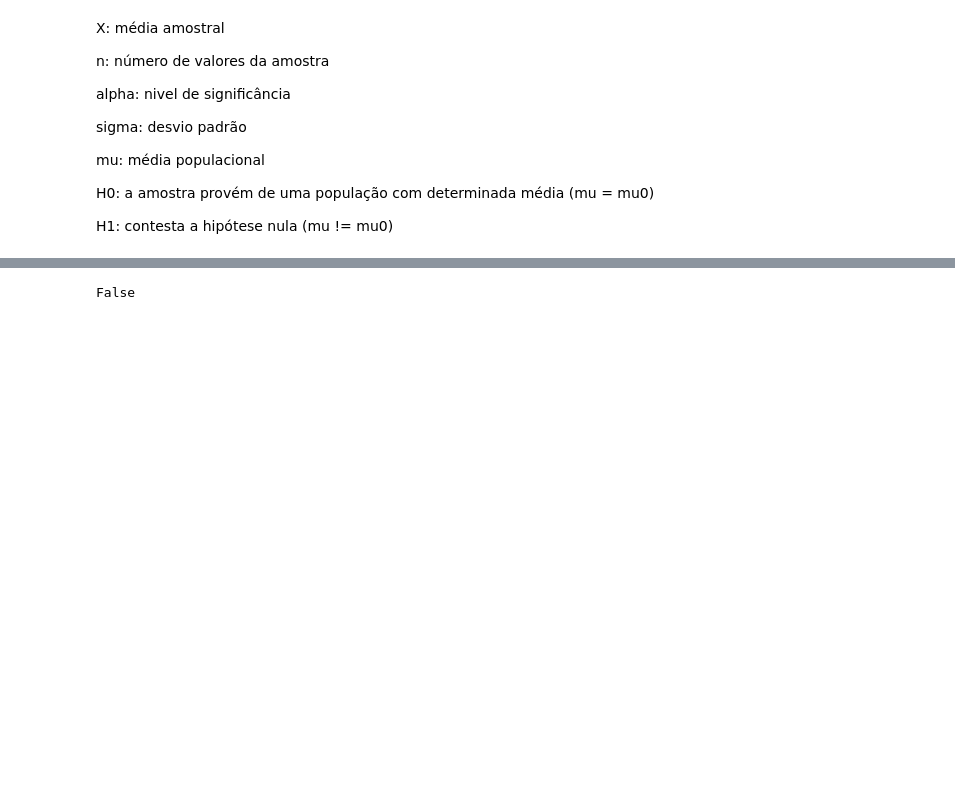
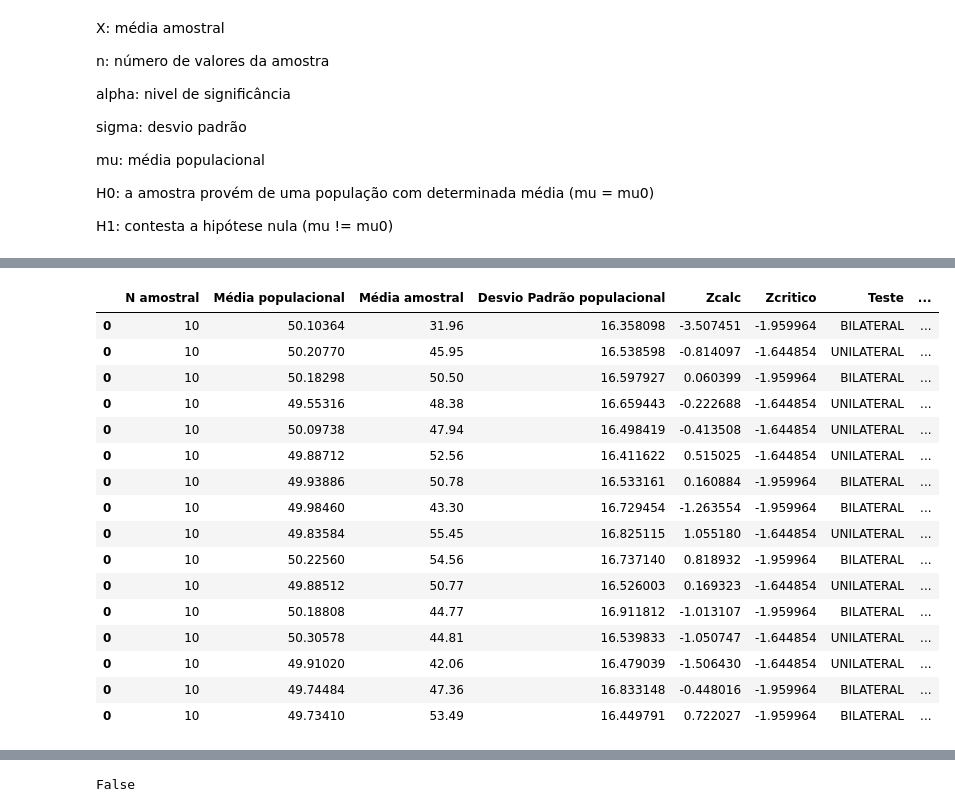
Before and after one commit to erlonL/testes-inferencia, a Jupyter notebook: Zscore.ipynb, the cells around one changed output, grey strips where cells are left out. Saved outputs shown, nothing was run; the diff lists cells and outputs as text; code cells hidden in the pictures; blank space fills up the shorter version.

```diff
--- a/Zscore.ipynb
+++ b/Zscore.ipynb
@@ -125,0 +149,20 @@ plt.show()
+# %%
+rdf
+# %% [output]
+|  | N amostral | Média populacional | Média amostral | Desvio Padrão populacional | Zcalc | Zcritico | Teste | ... |
+| 0 | 10 | 50.10364 | 31.96 | 16.358098 | -3.507451 | -1.959964 | BILATERAL | ... |
+| 0 | 10 | 50.20770 | 45.95 | 16.538598 | -0.814097 | -1.644854 | UNILATERAL | ... |
+| 0 | 10 | 50.18298 | 50.50 | 16.597927 | 0.060399 | -1.959964 | BILATERAL | ... |
+| 0 | 10 | 49.55316 | 48.38 | 16.659443 | -0.222688 | -1.644854 | UNILATERAL | ... |
+| 0 | 10 | 50.09738 | 47.94 | 16.498419 | -0.413508 | -1.644854 | UNILATERAL | ... |
+| 0 | 10 | 49.88712 | 52.56 | 16.411622 | 0.515025 | -1.644854 | UNILATERAL | ... |
+| 0 | 10 | 49.93886 | 50.78 | 16.533161 | 0.160884 | -1.959964 | BILATERAL | ... |
+| 0 | 10 | 49.98460 | 43.30 | 16.729454 | -1.263554 | -1.959964 | BILATERAL | ... |
+| 0 | 10 | 49.83584 | 55.45 | 16.825115 | 1.055180 | -1.644854 | UNILATERAL | ... |
+| 0 | 10 | 50.22560 | 54.56 | 16.737140 | 0.818932 | -1.959964 | BILATERAL | ... |
+| 0 | 10 | 49.88512 | 50.77 | 16.526003 | 0.169323 | -1.644854 | UNILATERAL | ... |
+| 0 | 10 | 50.18808 | 44.77 | 16.911812 | -1.013107 | -1.959964 | BILATERAL | ... |
+| 0 | 10 | 50.30578 | 44.81 | 16.539833 | -1.050747 | -1.644854 | UNILATERAL | ... |
+| 0 | 10 | 49.91020 | 42.06 | 16.479039 | -1.506430 | -1.644854 | UNILATERAL | ... |
+| 0 | 10 | 49.74484 | 47.36 | 16.833148 | -0.448016 | -1.959964 | BILATERAL | ... |
+| 0 | 10 | 49.73410 | 53.49 | 16.449791 | 0.722027 | -1.959964 | BILATERAL | ... |
```
Also changed, not shown: parts of 21 cells of this notebook.
